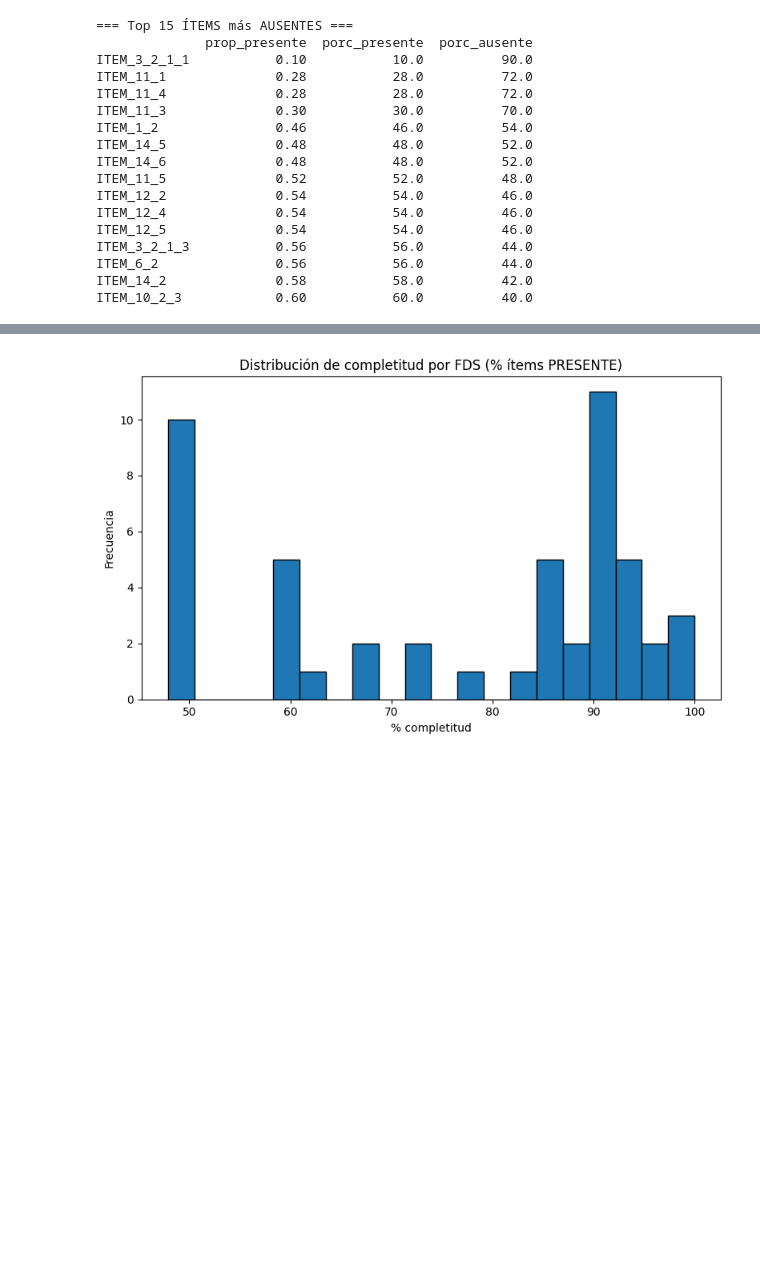
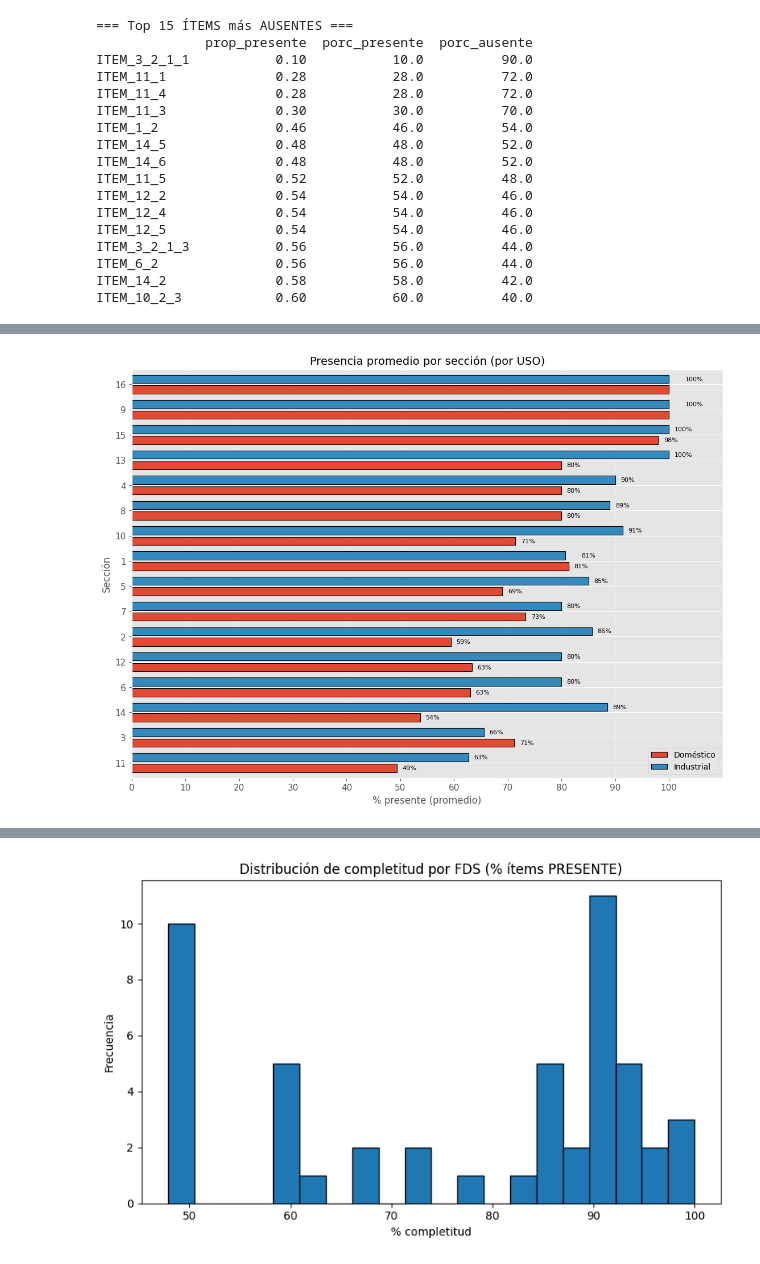
Before and after one commit to jpospinalo/SDS, a Jupyter notebook: notebooks/EDA.ipynb, the cells around one changed output, grey strips where cells are left out. Saved outputs shown, nothing was run; the diff lists cells and outputs as text; code cells hidden in the pictures; blank space fills up the shorter version.

```diff
--- a/notebooks/EDA.ipynb
+++ b/notebooks/EDA.ipynb
@@ -550,3 +457,96 @@ tabla_completitud_stats
+# %%
+import matplotlib.pyplot as plt
+import numpy as np
+import pandas as pd
+
+plt.style.use("ggplot")
+
+FS_TITLE = 14
+FS_LABEL = 12
+FS_TICK  = 11
+FS_ANN   = 8
+
+def add_labels_pair_outside(ax, bars_a, bars_b, fmt="{:.0f}%",
+                            pad_out=1.0, min_dx=2.0, dx_close=2.0,
+                            tol_equal=0.4, show_both_if_equal=False):
+    """
+    - Si |a-b| < min_dx: separa en X para no solapar.
+    - Si son prácticamente iguales (|a-b| <= tol_equal):
+        * show_both_if_equal=False => muestra solo una etiqueta (por defecto la de b).
+        * show_both_if_equal=True  => muestra ambas (como ahora).
+    """
+    for ba, bb in zip(bars_a, bars_b):
+        wa = float(ba.get_width())
+        wb = float(bb.get_width())
+        ya = ba.get_y() + ba.get_height()/2
+        yb = bb.get_y() + bb.get_height()/2
+
+        diff = abs(wa - wb)
+        close = diff < min_dx
+        equalish = diff <= tol_equal
+
+        xa = wa + pad_out
+        xb = wb + pad_out + (dx_close if close else 0.0)
+
+        ax.text(xa, ya, fmt.format(wa), va="center", ha="left", fontsize=FS_ANN)
+        ax.text(xb, yb, fmt.format(wb), va="center", ha="left", fontsize=FS_ANN)
+
+# ---------------------------
+# Parámetros de presentación
+# ---------------------------
+n = len(labels)
+
+step = 1.28   # >1 => más separación entre secciones (prueba 1.15 a 1.35)
+h    = 0.42   # grosor de cada barra (prueba 0.36 a 0.42)
+gap  = 0.12   # separación entre Dom e Ind dentro de la sección (prueba 0.08 a 0.14)
+
+y = np.arange(n) * step
+offset = (h/2 + gap/2)
+
+# ---------------------------
+# Figura
+# ---------------------------
+fig_h = max(6.5, 0.50 * n)  # más alto para que se note la separación
+fig, ax = plt.subplots(1, 1, figsize=(11, fig_h), constrained_layout=True)
+ax.set_title("Presencia promedio por sección (por USO)", fontsize=FS_TITLE)
+
+bars_dom = ax.barh(y - offset, vals_dom, height=h, edgecolor="black", linewidth=0.8, label="Doméstico")
+bars_ind = ax.barh(y + offset, vals_ind, height=h, edgecolor="black", linewidth=0.8, label="Industrial")
+
+ax.set_yticks(y)
+ax.set_yticklabels(labels, fontsize=FS_TICK)
+
+ax.set_xlabel("% presente (promedio)", fontsize=FS_LABEL)
+ax.set_ylabel("Sección", fontsize=FS_LABEL)
+
+# margen a la derecha para etiquetas
+max_val = np.nanmax([np.nanmax(vals_dom), np.nanmax(vals_ind)])
+right = max(104, min(115, max_val + 10))
+ax.set_xlim(0, right)
+
+ax.set_xticks(range(0, 101, 10))
+ax.tick_params(axis="both", labelsize=FS_TICK)
+ax.grid(True, axis="x", alpha=0.25)
+
+# un poco de aire vertical arriba/abajo
+ax.set_ylim(y.min() - step*0.6, y.max() + step*0.6)
+
+ax.legend(loc="lower right", frameon=True)
+
+''''''
+add_labels_pair_outside(
+    ax, bars_dom, bars_ind,
+    fmt="{:.0f}%",
+    pad_out=1.0,
+    min_dx=2.0,
+    dx_close=2.0,
+    tol_equal=0.4,              # si 100 vs 100, o 80.0 vs 80.2 lo toma como “igual”
+    show_both_if_equal=False    # evita doble etiqueta
+)
+
+plt.show()
+# %% [output]
+[figure, added]
 # %%
 import numpy as np
 import pandas as pd
```
Also changed, not shown: parts of 7 cells of this notebook.
